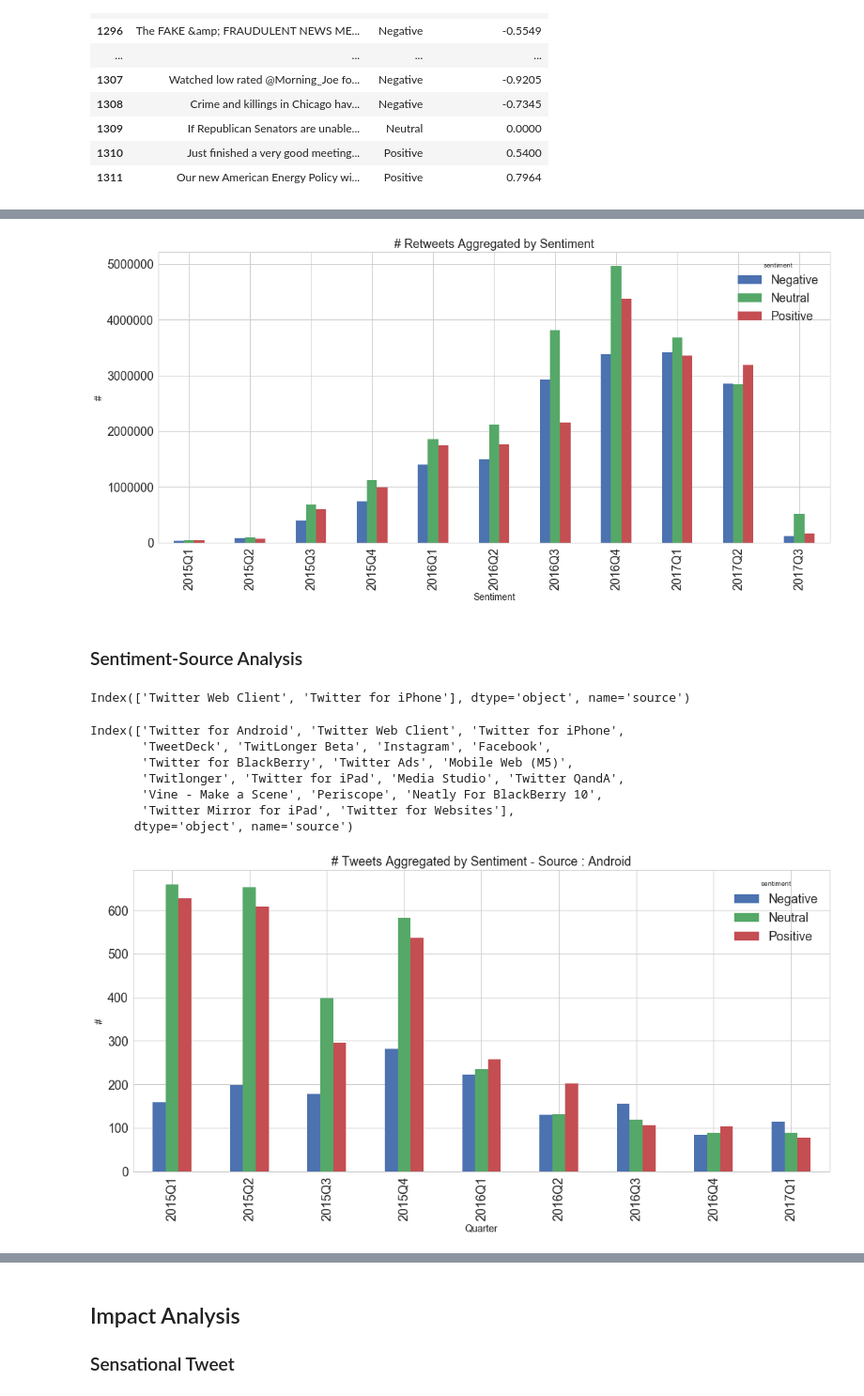
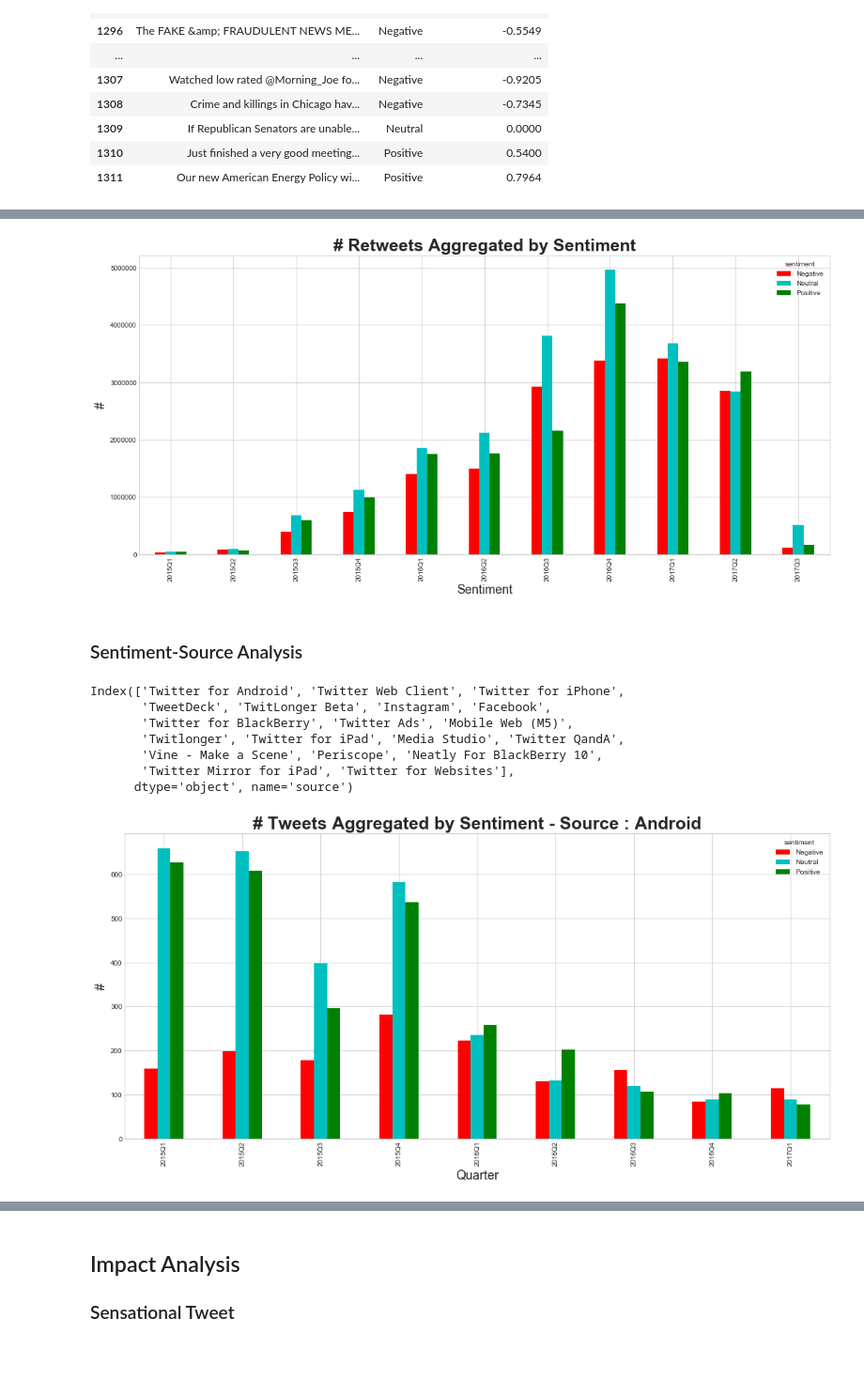
Before and after one commit to atulkumarin/project, a Jupyter notebook: analysis/project-report.ipynb, the cells around one changed output, grey strips where cells are left out. Shown at 94% size. Cells and saved outputs as stored; diff of their text form; code cells hidden in the pictures; blank space fills up the shorter version.

```diff
--- a/analysis/project-report.ipynb
+++ b/analysis/project-report.ipynb
@@ -479,19 +480,15 @@ plt.savefig(FIGURE_FOLDER + 'sentiment_retweet_favorited.png')
 # %%
 retweet_count_by_sentiment_quarter = (df[df['created_at'].apply(lambda x: x.year >= 2015)]
                                       .groupby(['quarter_cohort', 'sentiment'])['retweet_count']
-                                      .sum().unstack().plot(figsize=(18, 8), kind='bar'))
-plt.title('# Retweets Aggregated by Sentiment', fontsize=18);
-plt.xlabel('Sentiment', fontsize=14);
-plt.ylabel('#', fontsize=14);
+                                      .sum().unstack().plot(figsize=(18, 8), kind='bar', color=['r', 'c', 'g']))
+plt.title('# Retweets Aggregated by Sentiment', fontweight='bold', fontsize=25);
+plt.xlabel('Sentiment', fontsize=18);
+plt.ylabel('#', fontsize=18);
 plt.savefig(FIGURE_FOLDER + 'sentiment_retweets_quarter.png')
 # %% [output]
-[figure, old version]
+[figure, new version]
 # %% [markdown]
 ### Sentiment-Source Analysis
-# %%
-top_devices[1:3]
-# %% [output]
-Index(['Twitter Web Client', 'Twitter for iPhone'], dtype='object', name='source')
 # %%
 top_devices = (df.groupby('source').size()
                .sort_values(ascending=False).index)
@@ -508,19 +505,19 @@ Index(['Twitter for Android', 'Twitter Web Client', 'Twitter for iPhone',
 # %%
 top_devices = (df.groupby('source').size()
                .sort_values(ascending=False)
                .iloc[0:3].index)
 
 #devices_over_time = (df[df['source'].apply(lambda x: x in top_devices)]
 pos_count_by_sentiment_quarter = (df[df['created_at'].apply(lambda x: x.year >= 2015)][df['source'].apply(lambda x: x == top_devices[0])]
                                   .groupby(['quarter_cohort', 'sentiment'])
-                                  .size().unstack().plot(figsize=(18, 8), kind='bar'))
+                                  .size().unstack().plot(figsize=(18, 8), kind='bar', color=['r', 'c', 'g']))
 
-plt.title('# Tweets Aggregated by Sentiment - Source : Android', fontsize=18);
-plt.xlabel('Quarter', fontsize=14); plt.ylabel('#', fontsize=14);
+plt.title('# Tweets Aggregated by Sentiment - Source : Android', fontweight='bold', fontsize=25);
+plt.xlabel('Quarter', fontsize=18); plt.ylabel('#', fontsize=18);
 plt.savefig(FIGURE_FOLDER + 'sentiment_android_quarter.png')
 #generate charts for each device showing distribution of tweets based on sentiment
 # %% [output]
-[figure, old version]
+[figure, new version]
 # %%
 top_devices = (df.groupby('source').size()
                .sort_values(ascending=False)
```
Also changed, not shown: parts of 11 cells of this notebook, 8 other files.
